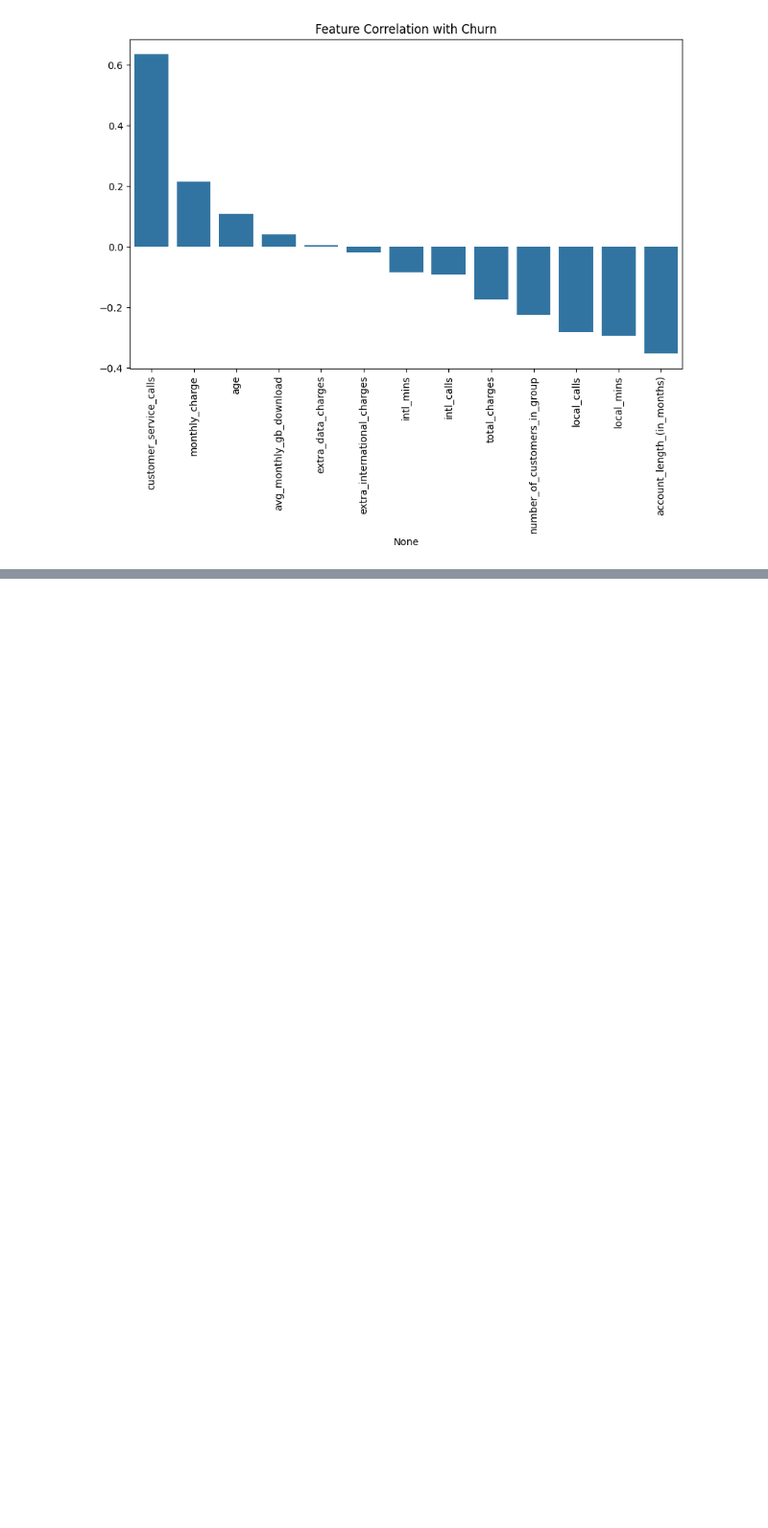
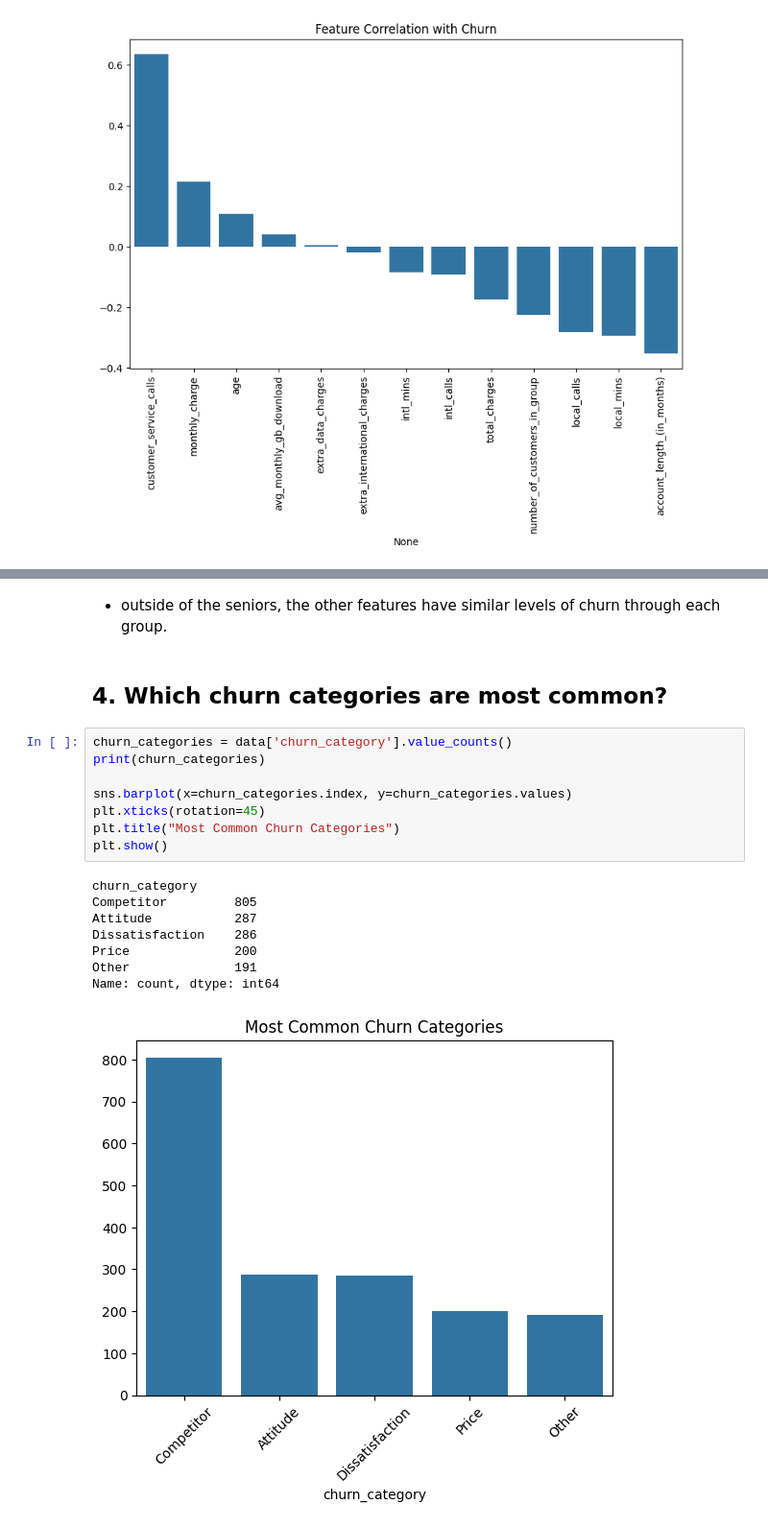
Before and after one commit to ELBrown11/Analyzing-Customer-Churn-using-Machine-Learning, a Jupyter notebook: CustomerChurn.ipynb, the cells around one changed output, grey strips where cells are left out. Shown: that part at 96% size. Cells and saved outputs as stored; diff of their text form; blank space fills up the shorter version.

```diff
--- a/CustomerChurn.ipynb
+++ b/CustomerChurn.ipynb
@@ -151,0 +234,21 @@ dtype: int64
+# %% [markdown]
+- outside of the seniors, the other features have similar levels of churn through each group.
+# %% [markdown]
+## **4. Which churn categories are most common?**
+# %%
+churn_categories = data['churn_category'].value_counts()
+print(churn_categories)
+
+sns.barplot(x=churn_categories.index, y=churn_categories.values)
+plt.xticks(rotation=45)
+plt.title("Most Common Churn Categories")
+plt.show()
+# %% [output]
+churn_category
+Competitor         805
+Attitude           287
+Dissatisfaction    286
+Price              200
+Other              191
+Name: count, dtype: int64
+[figure, added]
```
Also changed, not shown: parts of 14 cells of this notebook.
